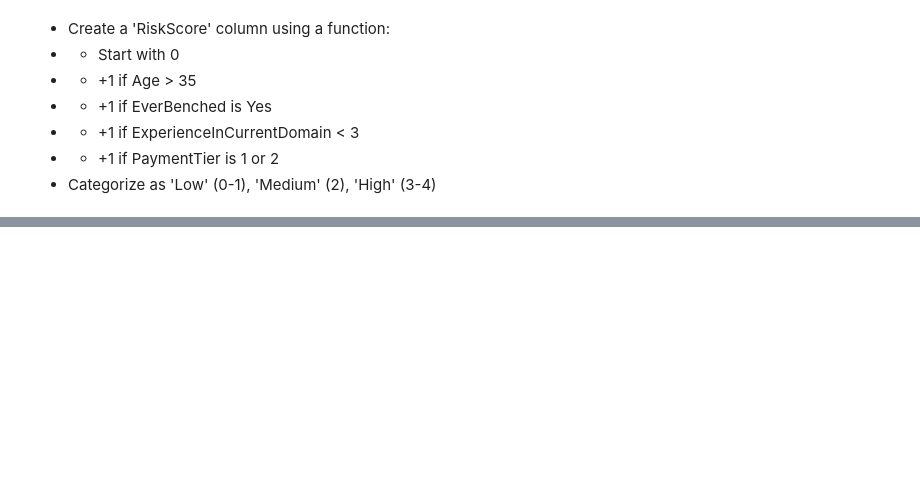
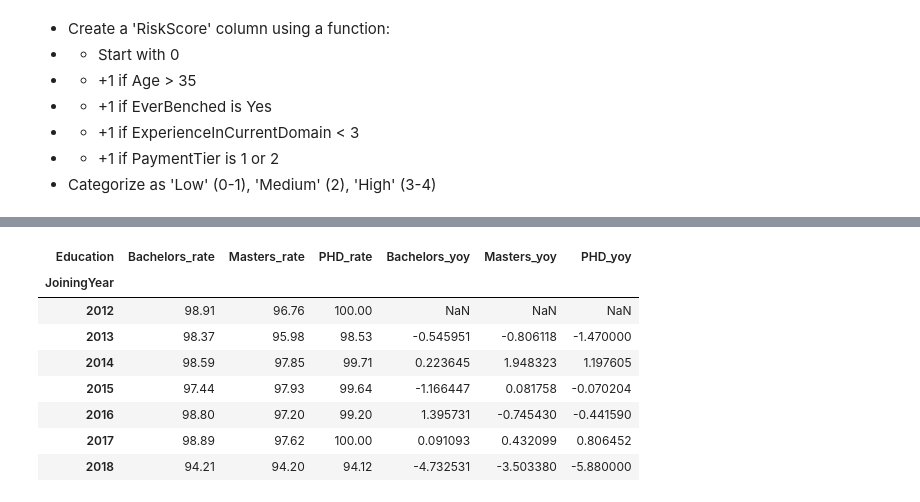
Before and after one commit to r-tavakoli/ai-ml-exercises, a Jupyter notebook: pandas/006_employee_data.ipynb, the cells around one changed output, grey strips where cells are left out. Saved outputs shown, nothing was run; the diff lists cells and outputs as text; code cells hidden in the pictures; blank space fills up the shorter version.

```diff
--- a/pandas/006_employee_data.ipynb
+++ b/pandas/006_employee_data.ipynb
@@ -177,0 +323,7 @@ dtype: int64
+# %%
+pivot_retention = cohort_stats.pivot(
+    index='JoiningYear',
+    columns='Education',
+    values='retention_rate'
+)
+pivot_retention
@@ -177,0 +340,3 @@ dtype: int64
+# %%
+pivot_yoy = pivot_retention.pct_change(axis=0) * 100
+pivot_yoy
@@ -177,0 +353,13 @@ dtype: int64
+# %%
+final_table = pivot_retention.join(pivot_yoy, lsuffix='_rate', rsuffix='_yoy')
+final_table
+# %% [output]
+| Education | Bachelors_rate | Masters_rate | PHD_rate | Bachelors_yoy | Masters_yoy | PHD_yoy |
+| JoiningYear |  |  |  |  |  |  |
+| 2012 | 98.91 | 96.76 | 100.00 | NaN | NaN | NaN |
+| 2013 | 98.37 | 95.98 | 98.53 | -0.545951 | -0.806118 | -1.470000 |
+| 2014 | 98.59 | 97.85 | 99.71 | 0.223645 | 1.948323 | 1.197605 |
+| 2015 | 97.44 | 97.93 | 99.64 | -1.166447 | 0.081758 | -0.070204 |
+| 2016 | 98.80 | 97.20 | 99.20 | 1.395731 | -0.745430 | -0.441590 |
+| 2017 | 98.89 | 97.62 | 100.00 | 0.091093 | 0.432099 | 0.806452 |
+| 2018 | 94.21 | 94.20 | 94.12 | -4.732531 | -3.503380 | -5.880000 |
```
Also changed, not shown: parts of 12 cells of this notebook.
